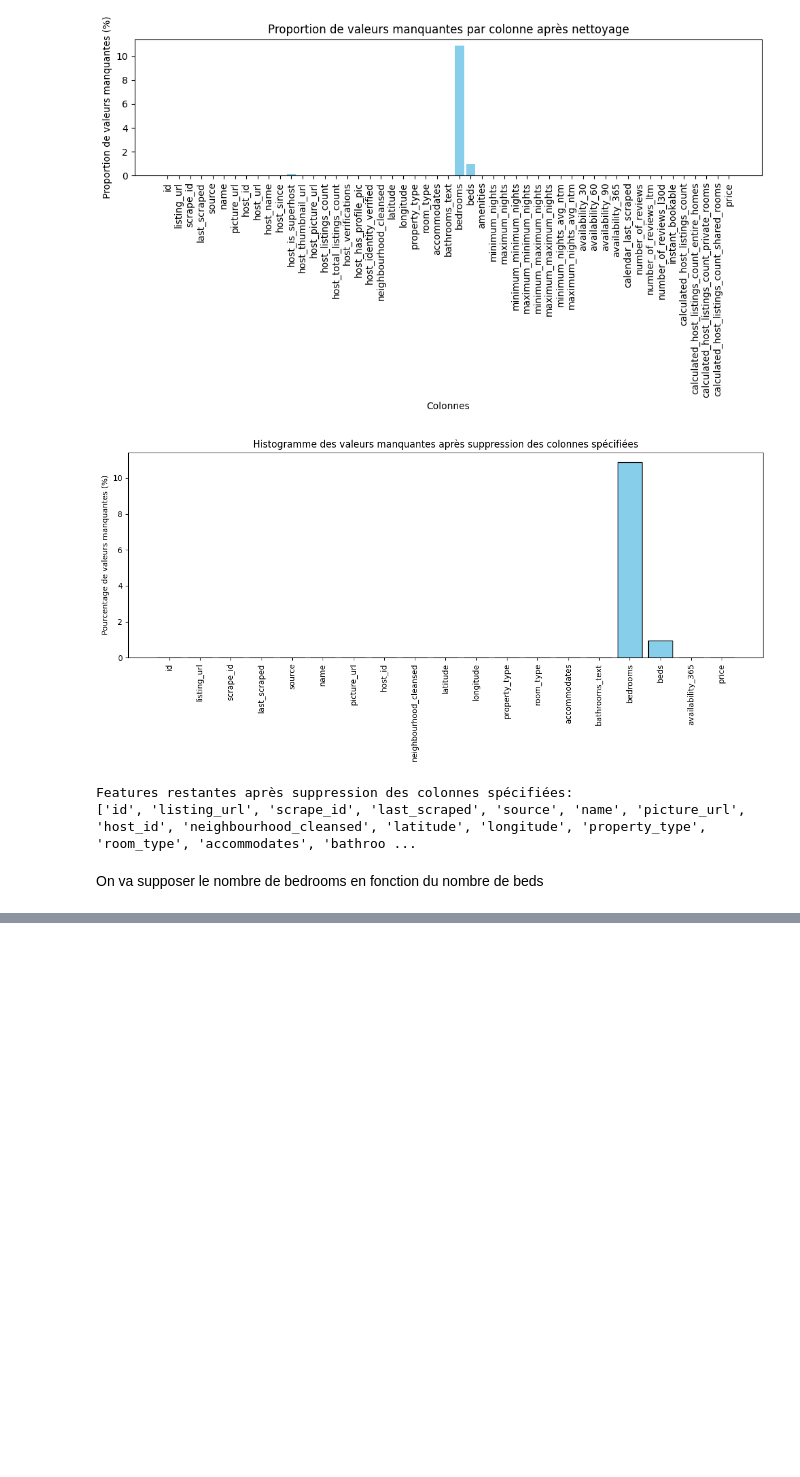
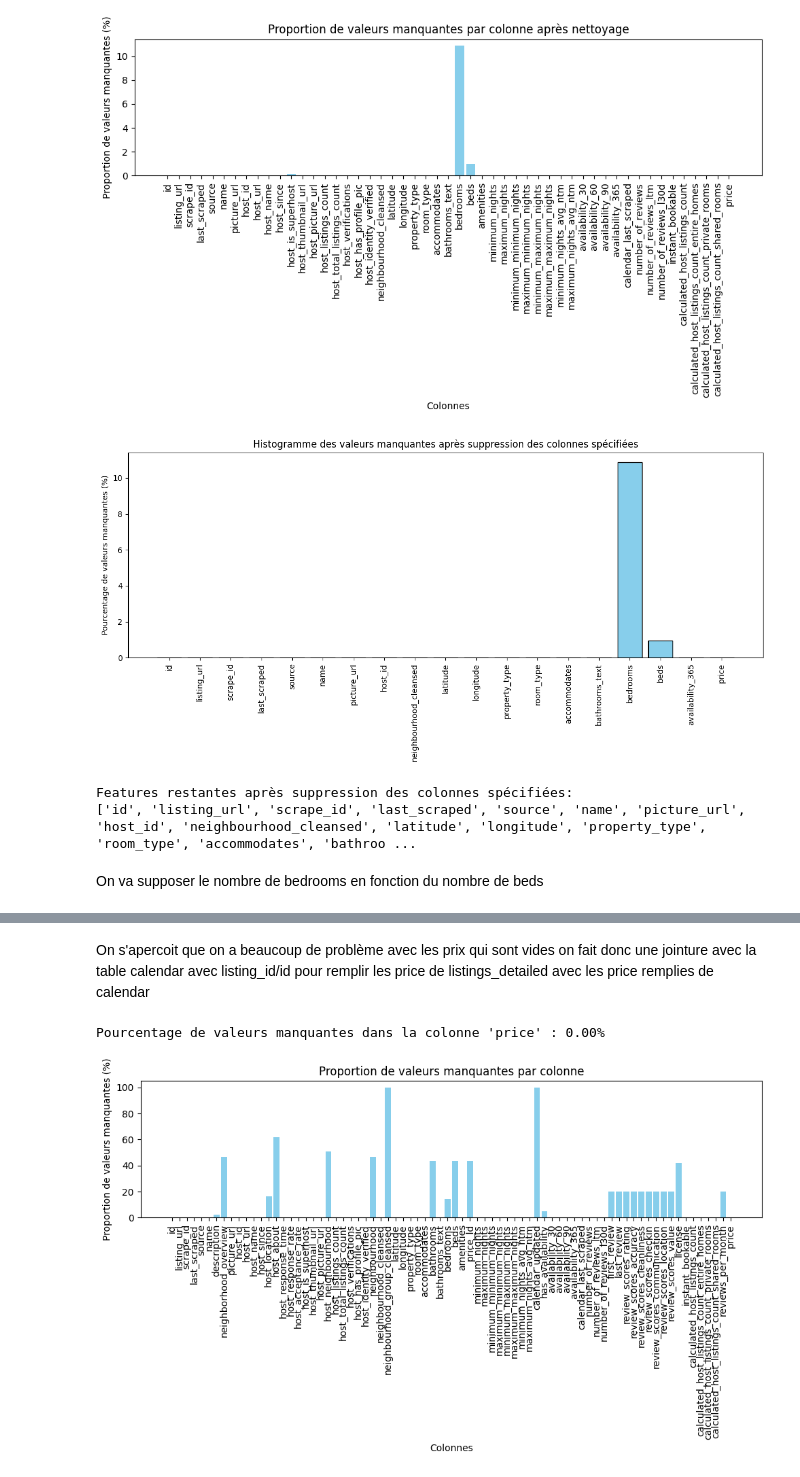
Before and after one commit to AlexandreOuenadio/datathon-2024, a Jupyter notebook: Notebooks/datathon_cleaning_data_spark.ipynb, the cells around one changed output, grey strips where cells are left out. Drawn from its saved outputs; the diff is of its cells as text; code cells hidden in the pictures; blank space fills up the shorter version.

```diff
--- a/Notebooks/datathon_cleaning_data_spark.ipynb
+++ b/Notebooks/datathon_cleaning_data_spark.ipynb
@@ -456,0 +718,73 @@ root
+# %% [markdown]
+On s'apercoit que on a beaucoup de problème avec les prix qui sont vides on fait donc une jointure avec la table calendar avec listing_id/id pour remplir les price de listings_detailed avec les price remplies de calendar
+# %%
+from pyspark.sql.functions import when, col, count
+
+calendar = spark.read.csv(calendar_path, header=True, inferSchema=True)
+
+from pyspark.sql.functions import col, when
+
+# Renommer la colonne 'price' dans les deux DataFrames avant la jointure
+listings_detailed_renamed = listings.withColumnRenamed("price", "price_ld")
+calendar_renamed = calendar.withColumnRenamed("price", "price_cal")
+
+# Effectuer la jointure entre les deux DataFrames
+joined_df = listings_detailed_renamed.alias("l").join(
+    calendar_renamed.alias("c"),
+    col("l.id") == col("c.listing_id"),
+    how="left"
+)
+
+# Mettre à jour la colonne 'price' dans 'listings_detailed' avec les valeurs de 'calendar' là où 'price_ld' est null
+updated_df = joined_df.withColumn(
+    "price",
+    when(col("l.price_ld").isNull(), col("c.price_cal")).otherwise(col("l.price_ld"))
+).select("l.*", "price")  # Sélectionner toutes les colonnes de listings_detailed et la colonne 'price'
+
+# Calcul du nombre de valeurs manquantes dans la colonne 'price'
+missing_values_count = updated_df.filter(col("price").isNull()).count()
+
+# Calcul du nombre total de lignes dans le DataFrame
+total_count = updated_df.count()
+
+# Calcul du pourcentage de valeurs manquantes
+missing_percentage = (missing_values_count / total_count) * 100
+
+# Afficher le pourcentage de valeurs manquantes
+print(f"Pourcentage de valeurs manquantes dans la colonne 'price' : {missing_percentage:.2f}%")
+
+
+# Calculer le nombre de valeurs manquantes pour chaque colonne
+missing_count_df = updated_df.select(
+    [F.count(F.when(F.col(c).isNull(), c)).alias(c) for c in updated_df.columns]
+)
+
+# Récupérer le nombre total de lignes dans le DataFrame
+total_rows = updated_df.count()
+
+# Collecter les résultats en un dictionnaire
+missing_counts = missing_count_df.collect()[0].asDict()
+
+# Calculer le pourcentage de valeurs manquantes pour chaque colonne
+missing_percentage = {col: (missing_counts[col] / total_rows) * 100 for col in missing_counts}
+
+# Visualiser le nombre de valeurs manquantes proportionnellement à la taille de la colonne
+columns = list(missing_percentage.keys())
+values = list(missing_percentage.values())
+
+# Créer un histogramme
+plt.figure(figsize=(10, 6))
+plt.bar(columns, values, color='skyblue')
+
+# Ajouter les labels et titre
+plt.xlabel('Colonnes')
+plt.ylabel('Proportion de valeurs manquantes (%)')
+plt.title('Proportion de valeurs manquantes par colonne')
+plt.xticks(rotation=90)
+plt.tight_layout()
+
+# Afficher l'histogramme
+plt.show()
+# %% [output]
+Pourcentage de valeurs manquantes dans la colonne 'price' : 0.00%
+[figure, added]
```
Also changed, not shown: parts of 19 cells of this notebook.
